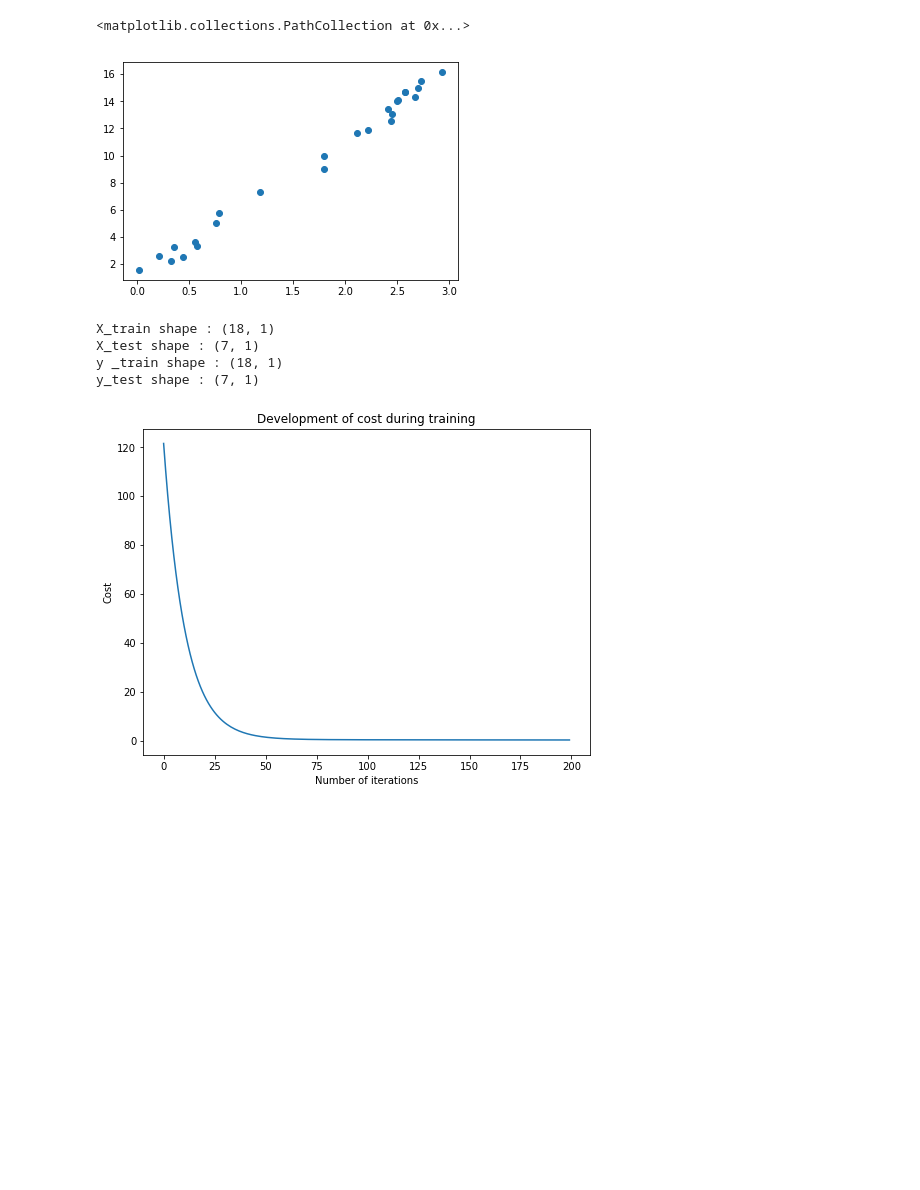
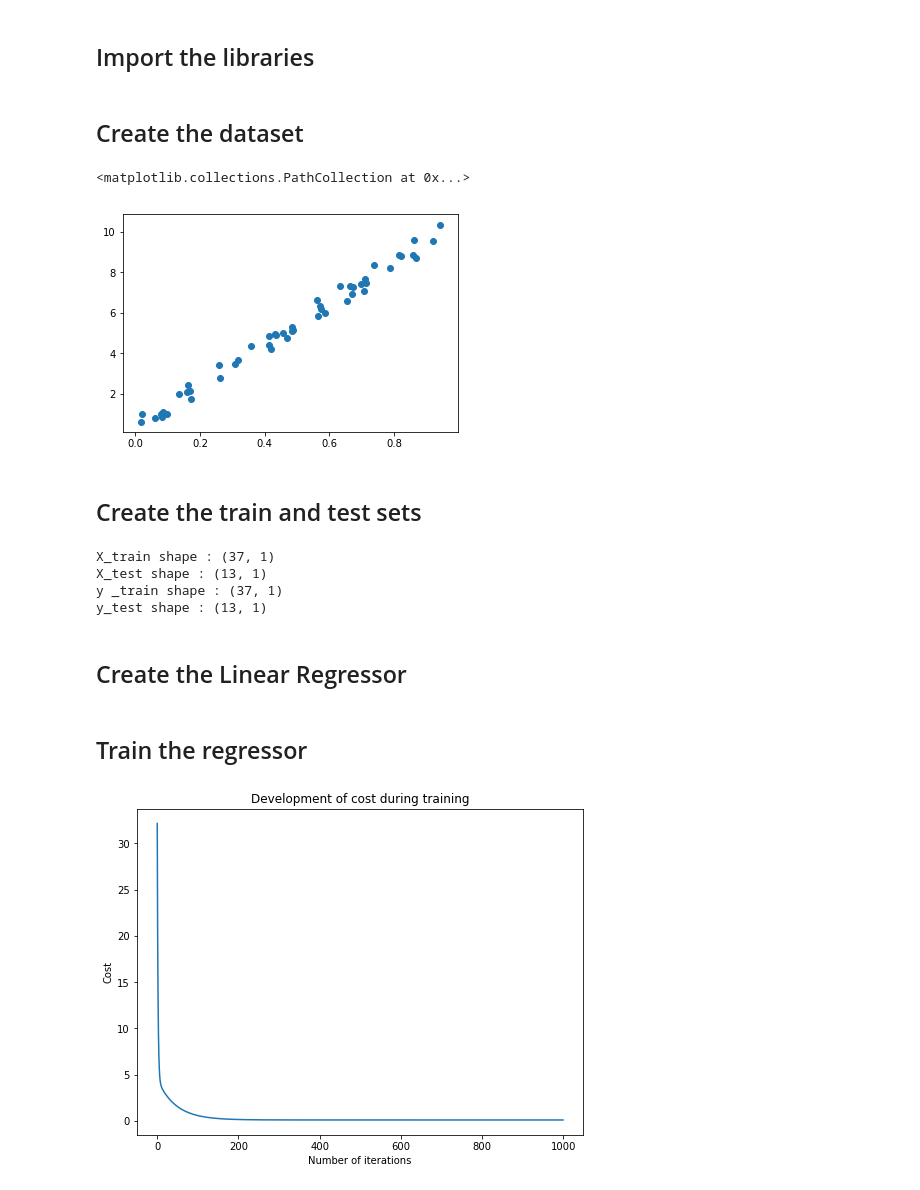
Before and after one commit to Yaka12/Basics, a Jupyter notebook: Machine Learning/Linear Regression.ipynb, the cells around one changed output. Drawn from its saved outputs; the diff is of its cells as text; code cells hidden in the pictures; blank space fills up the shorter version.

```diff
--- a/Machine Learning/Linear Regression.ipynb
+++ b/Machine Learning/Linear Regression.ipynb
@@ -1,15 +1,20 @@
+# %% [markdown]
+## Import the libraries
 # %%
 import numpy as np
 import matplotlib.pyplot as plt
 %matplotlib inline
 from sklearn.model_selection import train_test_split
+# %% [markdown]
+## Create the dataset
 # %%
-# Create the dataset
-x = 3*np.random.rand(25,1)
-y = 5*x + 2*np.random.rand(25,1)
+x = np.random.rand(50,1)
+y = 10*x + np.random.rand(50,1)
 
 plt.scatter(x,y)
 # %% [output]
 <matplotlib.collections.PathCollection at 0x...>
-[figure, old version]
+[figure, new version]
+# %% [markdown]
+## Create the train and test sets
 # %%
@@ -21,10 +25,12 @@ print("X_test shape :" ,X_test.shape)
 print("y _train shape :" ,y_train.shape)
 print("y_test shape :" ,y_test.shape)
 # %% [output]
-X_train shape : (18, 1)
-X_test shape : (7, 1)
-y _train shape : (18, 1)
-y_test shape : (7, 1)
+X_train shape : (37, 1)
+X_test shape : (13, 1)
+y _train shape : (37, 1)
+y_test shape : (13, 1)
+# %% [markdown]
+## Create the Linear Regressor
 # %%
 class LinearRegression :
     def __init__(self) :
@@ -58 +72,3 @@ regressor = LinearRegression()
+# %% [markdown]
+## Train the regressor
 # %%
@@ -60,9 +77,9 @@ w_trained, b_trained, costs = regressor.train_gradient_descent(X_train, y_train,
 # %%
 fig = plt.figure(figsize=(8,6))
-plt.plot(np.arange(200), costs)
+plt.plot(np.arange(1000), costs)
 plt.title("Development of cost during training")
 plt.xlabel("Number of iterations")
 plt.ylabel("Cost")
 plt.show()
 # %% [output]
-[figure, old version]
+[figure, new version]
```
Also changed, not shown: parts of 9 cells of this notebook, 3 other files.
